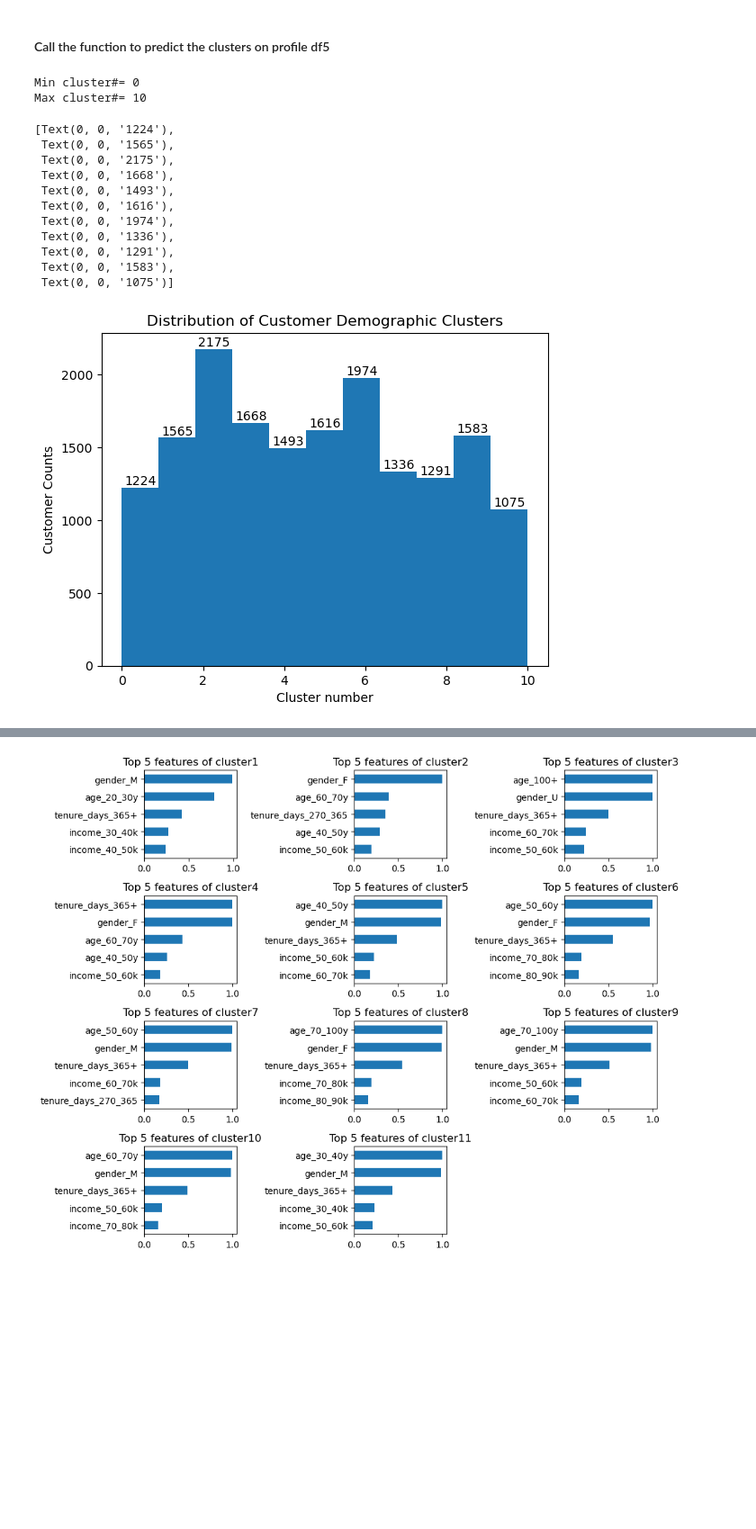
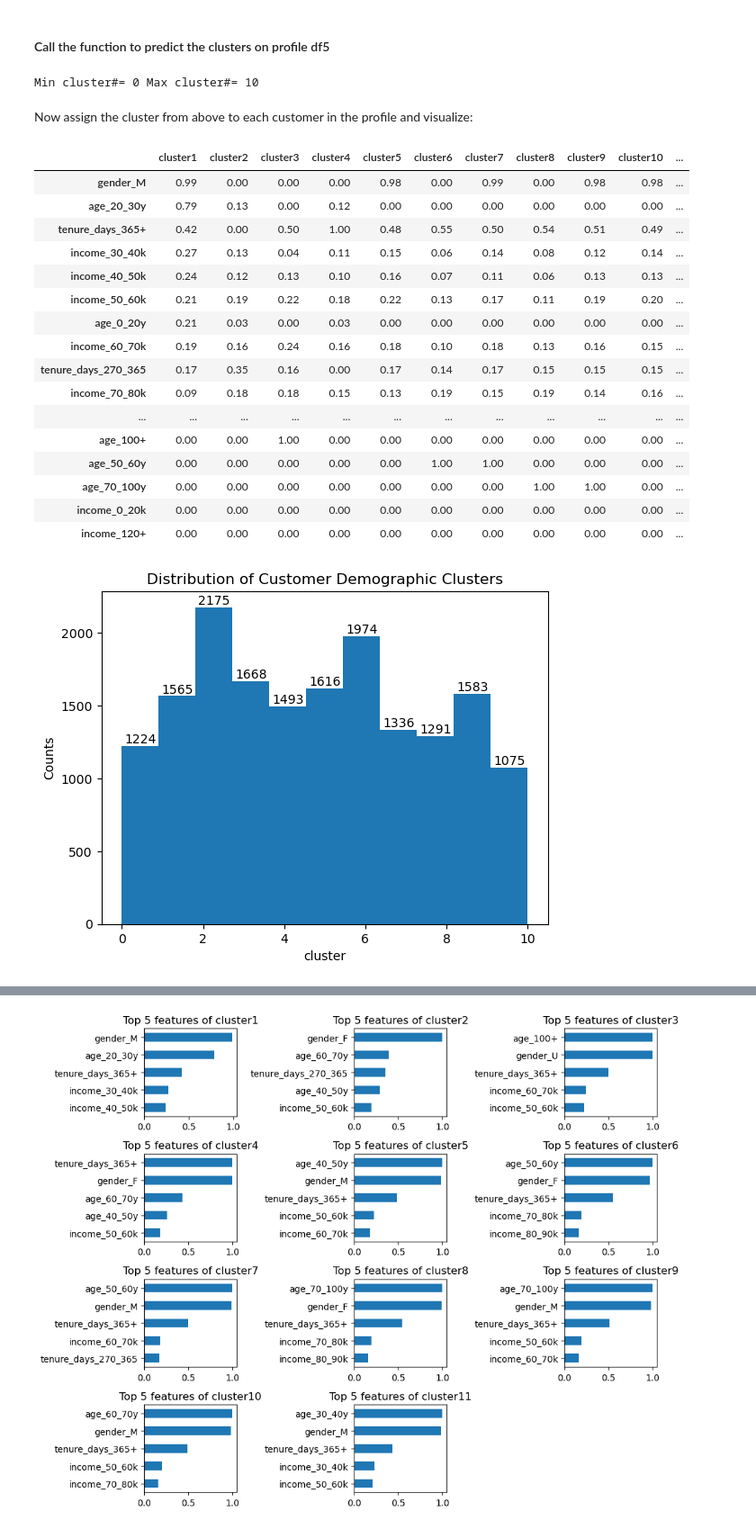
Before and after one commit to dk2127/nd25C_A_P_S, a Jupyter notebook: Starbucks_Capstone_notebook.ipynb, the cells around one changed output, grey strips where cells are left out. Shown at 90% size. Saved outputs shown, nothing was run; the diff lists cells and outputs as text; code cells hidden in the pictures; blank space fills up the shorter version.

```diff
--- a/Starbucks_Capstone_notebook.ipynb
+++ b/Starbucks_Capstone_notebook.ipynb
@@ -353,7 +359,7 @@ plt.show()
 # %%
 def create_income_bins(df):
     '''
-    This function will create income dummy variables for each bin in the 10k day increments.
+    This function will create income dummy variables for each bin in the specified range.
     input - dataframe
     returns - dataframe with dummy variables for "income" variable without original variable.
     '''
@@ -367,7 +373,7 @@ def create_income_bins(df):
                       '110_120k', '120+'
                   ])
     df = pd.concat([df, pd.get_dummies(bins, prefix='income')], axis=1)
-    df = df.drop(['income'], axis=1)  # ,'member_tenure_days'
+    df = df.drop(['income'], axis=1)
     return df
 # %%
 # create income dummy variables
@@ -431,8 +438,8 @@ profiledf1['became_member_on'].plot.box(
 def create_member_tenure_days(df):
     '''
     This function creates a new column member_tenure_days based on "became_member_on" by calculating the
-    difference between the became_member_on and 2018-08-01 date which is closed to the max date
-    for the became_member_on. If the became_member_on is not present then it will assign None to that record.
+    difference between the became_member_on and 2018-08-01 date which is closest to the max date
+    for the became_member_on. For missing became_member_on, assign None to that record.
     Parameters:
     input - dataframe
     returns - dataframe with new variables for "member_tenure_days" variable without original variable.
@@ -684,15 +696,14 @@ def find_optimal_numclusters(X_train_arr, min_clusters=4, max_clusters=16):
     return df_scores
 # %%
 # make a copy of profiledf4, drop id column
-profiledf5 = profiledf4.copy()
-
-# drop id column
-profiledf5.drop(["id"], axis=1, inplace=True)
+profiledf5 = profiledf4.drop(["id"], axis=1)
 
 # call the function to find the optimal number of clusters
 PRINT = True
 df_cluster_scores = find_optimal_numclusters(profiledf5,
                                              min_clusters=4,
                                              max_clusters=16)
+# Review scores from the function
+df_cluster_scores
 # %% [output]
 [figure]
@@ -724,14 +732,12 @@ def create_clusters_on_df(X_train, numClusters=8):
     """
     Applies KMeans clustering to the input data and returns the predicted cluster labels
     for each data point.
-
     Parameters:
-        X_train (pandas.DataFrame): Input data to apply clustering to.
+        X_train (DataFrame): Input data to apply clustering to.
         numClusters (int): Number of clusters to generate (default is 8).
-
     Returns:
-        y_train_pred (numpy.ndarray): Predicted cluster labels for each data point.
-        X_train_pred_clusterdf (pandas.DataFrame): cluster centers for each cluster
+        y_train_pred (ndarray): Predicted cluster labels for each data point.
+        X_train_pred_clusterdf (DataFrame): cluster centers for each cluster
         modelkm : kmeans model itself
     """
     # convert df to an array for KMeans
@@ -782,42 +788,48 @@ def save_model(model, model_filepath):
 # %% [markdown]
 #### Call the function to predict the clusters on profile df5
 # %%
+PRINT = False
 # call the function to predict the clusters
-PRINT = False
-
 profiledf5_cluster_pred, X_train_pred_clusterdf, modelkm = create_clusters_on_df(
     profiledf5, NumClusters)
 
 # Save the model to a file
-filepath = 'modelkm.pkl'
+filepath = 'modelkmeans.pkl'
 save_model(modelkm, filepath)
 
 # print min and max cluster numbers from profiledf5_cluster_pred
-print("Min cluster#=", profiledf5_cluster_pred.min())
-print("Max cluster#=", profiledf5_cluster_pred.max())
+print("Min cluster#=", profiledf5_cluster_pred.min(), "Max cluster#=",
+      profiledf5_cluster_pred.max())
 # %% [output]
-Min cluster#= 0
-Max cluster#= 10
+Min cluster#= 0 Max cluster#= 10
+# %% [markdown]
+Now assign the cluster from above to each customer in the profile and visualize:
 # %%
 # Now assign the cluster from above to each customer in the profile
 profiledf4['cluster'] = profiledf5_cluster_pred
 
 # plot no. of customers by cluster
-counts, edges, bars = plt.hist(profiledf4['cluster'], bins=NumClusters)
-plt.title("Distribution of Customer Demographic Clusters")
-plt.xlabel("Cluster number")
-plt.ylabel("Customer Counts")
-plt.bar_label(bars)
+plot_histogram(profiledf4, "Distribution of Customer Demographic Clusters",
+               "cluster", NumClusters)
+
+# Let's see cluster centers in the X_train_pred_clusterdf
+X_train_pred_clusterdf
 # %% [output]
-[Text(0, 0, '1224'),
- Text(0, 0, '1565'),
- Text(0, 0, '2175'),
- Text(0, 0, '1668'),
- Text(0, 0, '1493'),
- Text(0, 0, '1616'),
- Text(0, 0, '1974'),
- Text(0, 0, '1336'),
- Text(0, 0, '1291'),
- Text(0, 0, '1583'),
- Text(0, 0, '1075')]
+|  | cluster1 | cluster2 | cluster3 | cluster4 | cluster5 | cluster6 | cluster7 | cluster8 | cluster9 | cluster10 | ... |
+| gender_M | 0.99 | 0.00 | 0.00 | 0.00 | 0.98 | 0.00 | 0.99 | 0.00 | 0.98 | 0.98 | ... |
+| age_20_30y | 0.79 | 0.13 | 0.00 | 0.12 | 0.00 | 0.00 | 0.00 | 0.00 | 0.00 | 0.00 | ... |
+| tenure_days_365+ | 0.42 | 0.00 | 0.50 | 1.00 | 0.48 | 0.55 | 0.50 | 0.54 | 0.51 | 0.49 | ... |
+| income_30_40k | 0.27 | 0.13 | 0.04 | 0.11 | 0.15 | 0.06 | 0.14 | 0.08 | 0.12 | 0.14 | ... |
+| income_40_50k | 0.24 | 0.12 | 0.13 | 0.10 | 0.16 | 0.07 | 0.11 | 0.06 | 0.13 | 0.13 | ... |
+| income_50_60k | 0.21 | 0.19 | 0.22 | 0.18 | 0.22 | 0.13 | 0.17 | 0.11 | 0.19 | 0.20 | ... |
+| age_0_20y | 0.21 | 0.03 | 0.00 | 0.03 | 0.00 | 0.00 | 0.00 | 0.00 | 0.00 | 0.00 | ... |
+| income_60_70k | 0.19 | 0.16 | 0.24 | 0.16 | 0.18 | 0.10 | 0.18 | 0.13 | 0.16 | 0.15 | ... |
+| tenure_days_270_365 | 0.17 | 0.35 | 0.16 | 0.00 | 0.17 | 0.14 | 0.17 | 0.15 | 0.15 | 0.15 | ... |
+| income_70_80k | 0.09 | 0.18 | 0.18 | 0.15 | 0.13 | 0.19 | 0.15 | 0.19 | 0.14 | 0.16 | ... |
+| ... | ... | ... | ... | ... | ... | ... | ... | ... | ... | ... | ... |
+| age_100+ | 0.00 | 0.00 | 1.00 | 0.00 | 0.00 | 0.00 | 0.00 | 0.00 | 0.00 | 0.00 | ... |
+| age_50_60y | 0.00 | 0.00 | 0.00 | 0.00 | 0.00 | 1.00 | 1.00 | 0.00 | 0.00 | 0.00 | ... |
+| age_70_100y | 0.00 | 0.00 | 0.00 | 0.00 | 0.00 | 0.00 | 0.00 | 1.00 | 1.00 | 0.00 | ... |
+| income_0_20k | 0.00 | 0.00 | 0.00 | 0.00 | 0.00 | 0.00 | 0.00 | 0.00 | 0.00 | 0.00 | ... |
+| income_120+ | 0.00 | 0.00 | 0.00 | 0.00 | 0.00 | 0.00 | 0.00 | 0.00 | 0.00 | 0.00 | ... |
-[figure, old version]
+[figure, new version]
```
Also changed, not shown: parts of 179 cells of this notebook.
